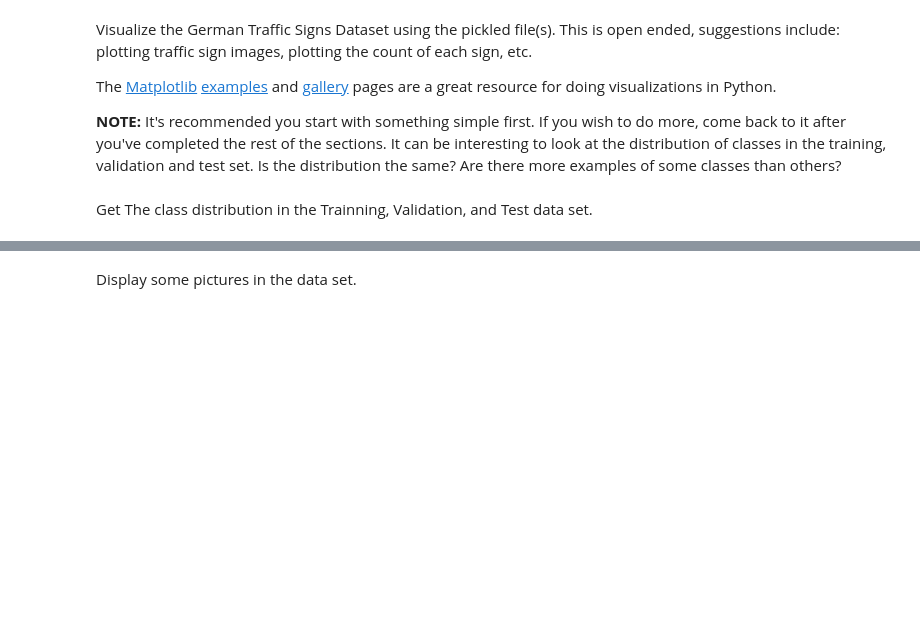
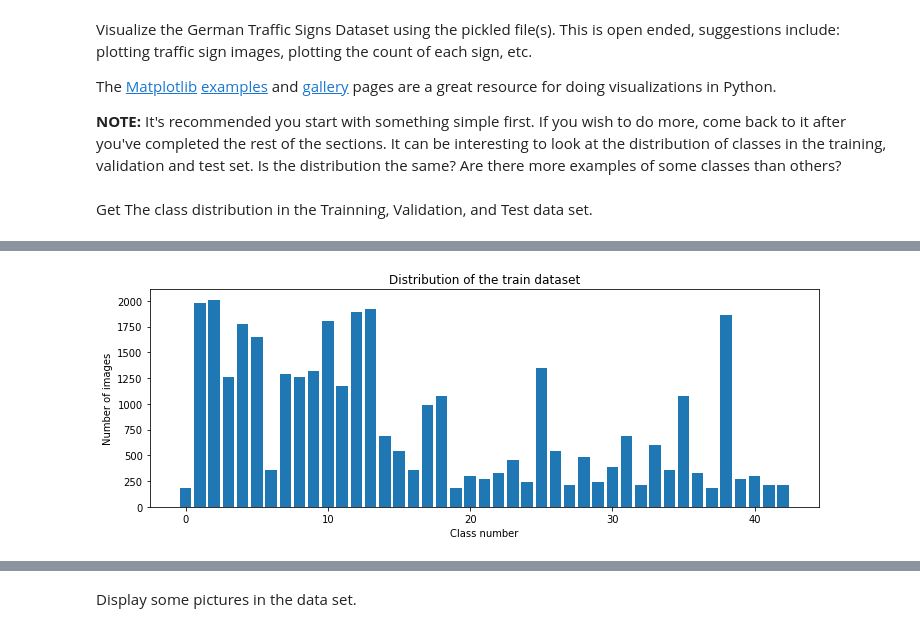
Before and after one commit to lizhang101/CarND, a Jupyter notebook: CarND-Traffic-Sign-Classifier-Project/Traffic_Sign_Classifier_v2.ipynb, the cells around one changed output, grey strips where cells are left out. Saved outputs shown, nothing was run; the diff lists cells and outputs as text; code cells hidden in the pictures; blank space fills up the shorter version.

```diff
--- a/CarND-Traffic-Sign-Classifier-Project/Traffic_Sign_Classifier_v2.ipynb
+++ b/CarND-Traffic-Sign-Classifier-Project/Traffic_Sign_Classifier_v2.ipynb
@@ -122,0 +115,10 @@ sign_df
+# %%
+sign_df = read_csv("./signnames.csv")
+train_distribution = np.unique(y_train,return_counts=True)
+valid_distribution = np.unique(y_valid, return_counts=True)
+test_distribution = np.unique(y_test, return_counts=True)
+sign_df['Training'] = (pd.Series(train_distribution[1], index=train_distribution[0],name='Train'))
+sign_df['Validation'] = (pd.Series(valid_distribution[1], index=train_distribution[0],name='Train'))
+sign_df['Test'] = (pd.Series(test_distribution[1], index=train_distribution[0],name='Train'))
+sign_classes = sign_df['SignName']
+sign_df.head()
@@ -122,0 +132,10 @@ sign_df
+# %%
+#Plot number of images per class
+plt.figure(figsize=(12, 4))
+plt.bar(*train_distribution)
+plt.title("Distribution of the train dataset")
+plt.xlabel("Class number")
+plt.ylabel("Number of images")
+plt.show()
+# %% [output]
+[figure, added]
```
Also changed, not shown: parts of 52 cells of this notebook.
